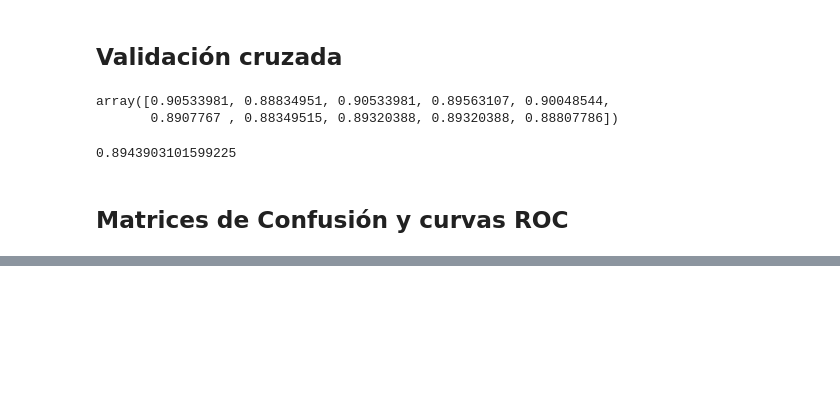
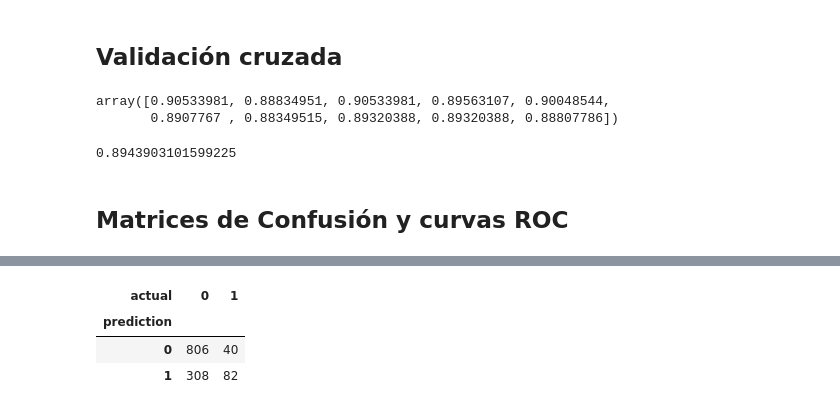
Before and after one commit to diego19508/python-ml-course, a Jupyter notebook: Course/T5 - 3 - Logistic Regression - Implementación con Python.ipynb, the cells around one changed output, grey strips where cells are left out. Saved outputs shown, nothing was run; the diff lists cells and outputs as text; code cells hidden in the pictures; blank space fills up the shorter version.

```diff
--- a/Course/T5 - 3 - Logistic Regression - Implementación con Python.ipynb
+++ b/Course/T5 - 3 - Logistic Regression - Implementación con Python.ipynb
@@ -466 +475,8 @@ confusion_matrix = pd.crosstab(prob_df.prediction, prob_df.actual)
+# %%
+confusion_matrix
+# %% [output]
+| actual | 0 | 1 |
+| prediction |  |  |
+| 0 | 806 | 40 |
+| 1 | 308 | 82 |
 # %%
```
Also changed, not shown: parts of 21 cells of this notebook.
